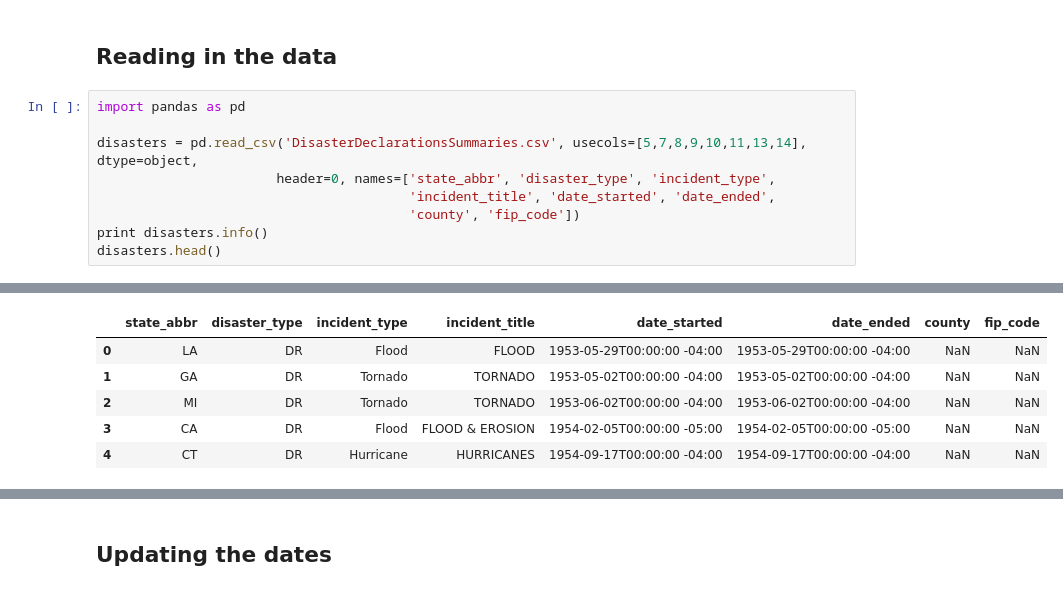
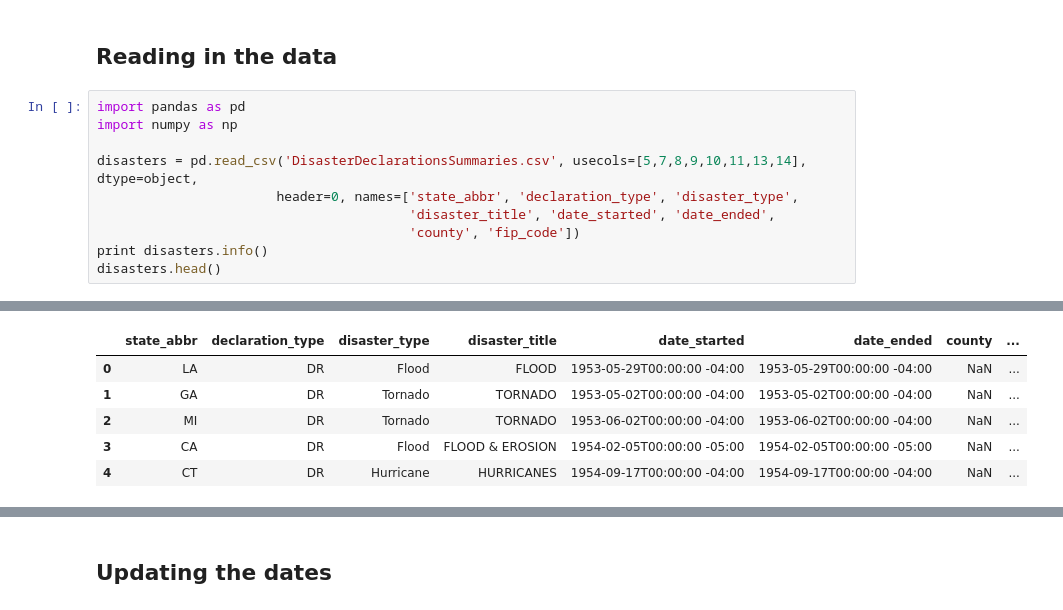
Before and after one commit to CelineChen0211/141B-Final-Project, a Jupyter notebook: PreProcessDisasters_nick.ipynb, the cells around one changed output, grey strips where cells are left out. Saved outputs shown, nothing was run; the diff lists cells and outputs as text.

```diff
--- a/PreProcessDisasters_nick.ipynb
+++ b/PreProcessDisasters_nick.ipynb
@@ -9,10 +9,11 @@ http://www.unitedstateszipcodes.org/zip-code-database/
 ## Reading in the data
 # %%
 import pandas as pd
+import numpy as np
 
 disasters = pd.read_csv('DisasterDeclarationsSummaries.csv', usecols=[5,7,8,9,10,11,13,14], dtype=object,
-                       header=0, names=['state_abbr', 'disaster_type', 'incident_type',
-                                        'incident_title', 'date_started', 'date_ended',
+                       header=0, names=['state_abbr', 'declaration_type', 'disaster_type',
+                                        'disaster_title', 'date_started', 'date_ended',
                                         'county', 'fip_code'])
 print disasters.info()
 disasters.head()
@@ -31,9 +32,9 @@ fip_code          46087 non-null object
 dtypes: object(8)
 memory usage: 2.8+ MB
 None
-|  | state_abbr | disaster_type | incident_type | incident_title | date_started | date_ended | county | fip_code |
-| 0 | LA | DR | Flood | FLOOD | 1953-05-29T00:00:00 -04:00 | 1953-05-29T00:00:00 -04:00 | NaN | NaN |
-| 1 | GA | DR | Tornado | TORNADO | 1953-05-02T00:00:00 -04:00 | 1953-05-02T00:00:00 -04:00 | NaN | NaN |
-| 2 | MI | DR | Tornado | TORNADO | 1953-06-02T00:00:00 -04:00 | 1953-06-02T00:00:00 -04:00 | NaN | NaN |
-| 3 | CA | DR | Flood | FLOOD & EROSION | 1954-02-05T00:00:00 -05:00 | 1954-02-05T00:00:00 -05:00 | NaN | NaN |
-| 4 | CT | DR | Hurricane | HURRICANES | 1954-09-17T00:00:00 -04:00 | 1954-09-17T00:00:00 -04:00 | NaN | NaN |
+|  | state_abbr | declaration_type | disaster_type | disaster_title | date_started | date_ended | county | ... |
+| 0 | LA | DR | Flood | FLOOD | 1953-05-29T00:00:00 -04:00 | 1953-05-29T00:00:00 -04:00 | NaN | ... |
+| 1 | GA | DR | Tornado | TORNADO | 1953-05-02T00:00:00 -04:00 | 1953-05-02T00:00:00 -04:00 | NaN | ... |
+| 2 | MI | DR | Tornado | TORNADO | 1953-06-02T00:00:00 -04:00 | 1953-06-02T00:00:00 -04:00 | NaN | ... |
+| 3 | CA | DR | Flood | FLOOD & EROSION | 1954-02-05T00:00:00 -05:00 | 1954-02-05T00:00:00 -05:00 | NaN | ... |
+| 4 | CT | DR | Hurricane | HURRICANES | 1954-09-17T00:00:00 -04:00 | 1954-09-17T00:00:00 -04:00 | NaN | ... |
```
Also changed, not shown: parts of 35 cells of this notebook.
